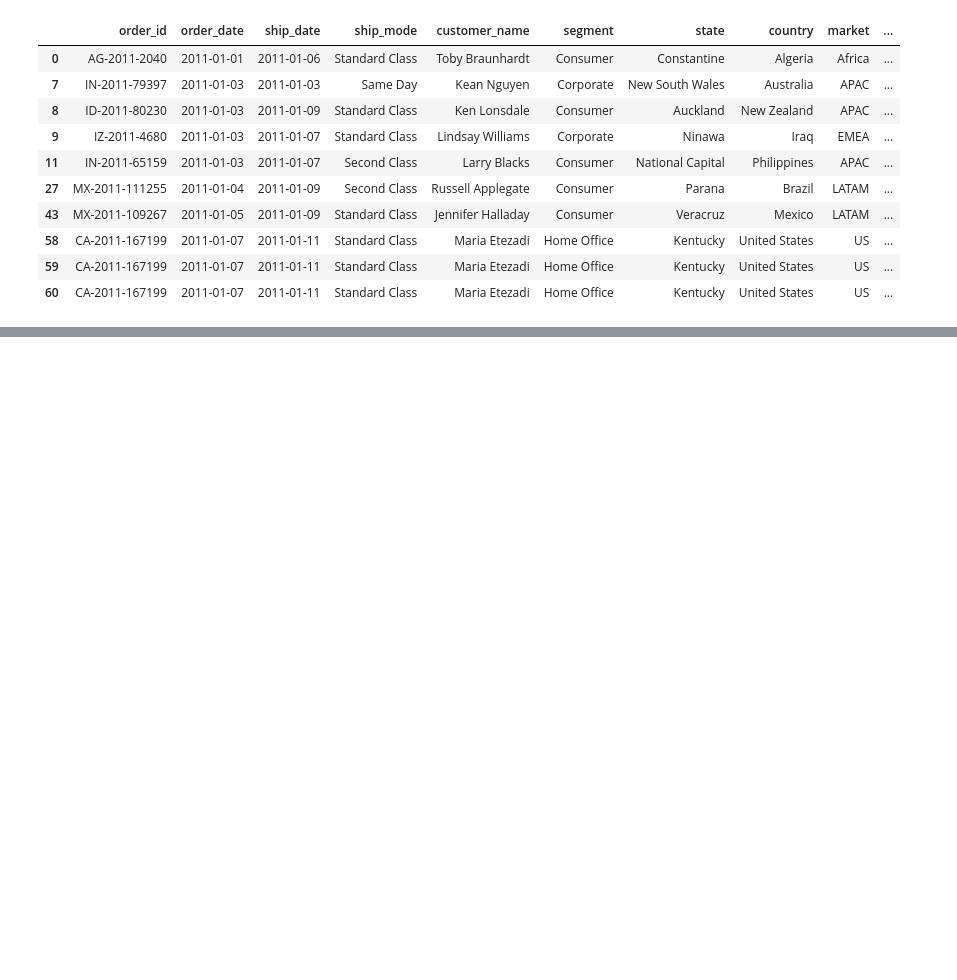
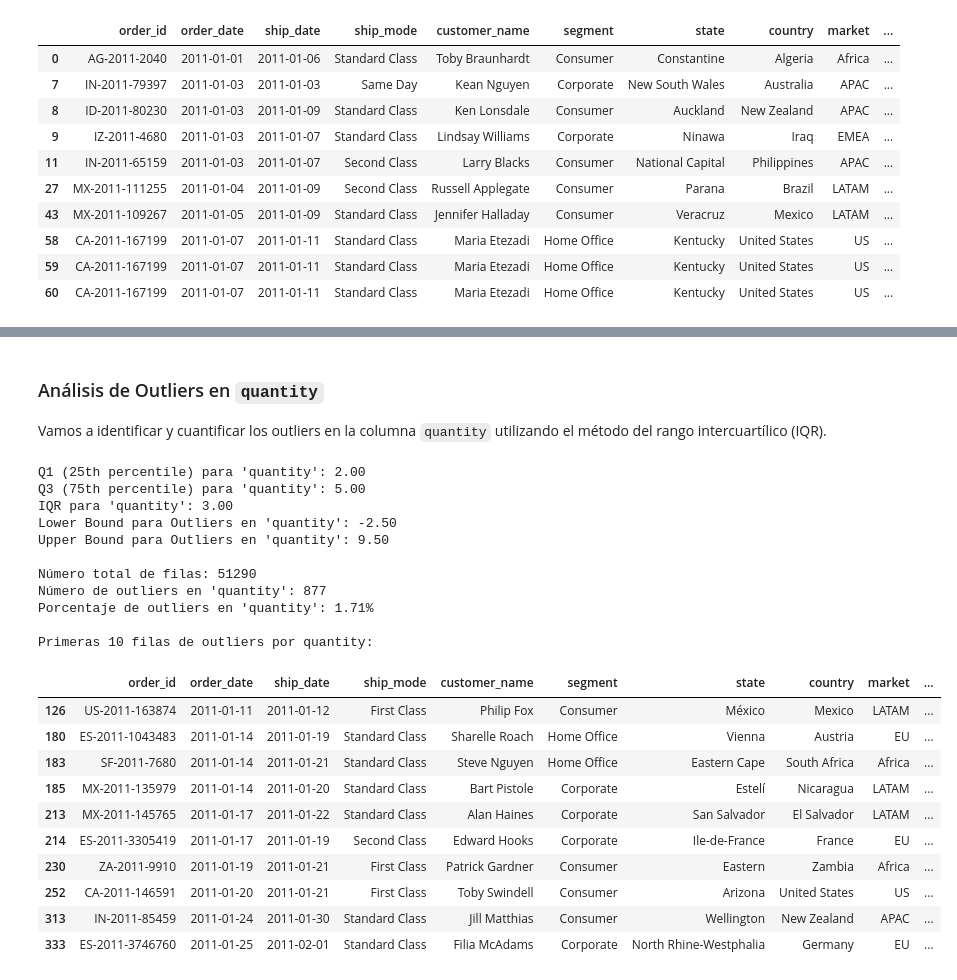
Before and after one commit to DAGP1145/MineriaDeDatos2, a Jupyter notebook: Dataset.ipynb, the cells around one changed output, grey strips where cells are left out. Drawn from its saved outputs; the diff is of its cells as text; code cells hidden in the pictures; blank space fills up the shorter version.

```diff
--- a/Dataset.ipynb
+++ b/Dataset.ipynb
@@ -793,0 +834,57 @@ plt.show()
+# %% [markdown]
+### Análisis de Outliers en `quantity`
+
+Vamos a identificar y cuantificar los outliers en la columna `quantity` utilizando el método del rango intercuartílico (IQR).
+# %%
+# Calcular Q1 (primer cuartil) y Q3 (tercer cuartil)
+Q1_quantity = df_borrador['quantity'].quantile(0.25)
+Q3_quantity = df_borrador['quantity'].quantile(0.75)
+
+# Calcular el Rango Intercuartílico (IQR)
+IQR_quantity = Q3_quantity - Q1_quantity
+
+# Definir los límites para identificar outliers
+lower_bound_quantity = Q1_quantity - 1.5 * IQR_quantity
+upper_bound_quantity = Q3_quantity + 1.5 * IQR_quantity
+
+# Identificar los outliers
+outliers_quantity = df_borrador[(df_borrador['quantity'] < lower_bound_quantity) | (df_borrador['quantity'] > upper_bound_quantity)]
+
+print(f"Q1 (25th percentile) para 'quantity': {Q1_quantity:.2f}")
+print(f"Q3 (75th percentile) para 'quantity': {Q3_quantity:.2f}")
+print(f"IQR para 'quantity': {IQR_quantity:.2f}")
+print(f"Lower Bound para Outliers en 'quantity': {lower_bound_quantity:.2f}")
+print(f"Upper Bound para Outliers en 'quantity': {upper_bound_quantity:.2f}")
+
+print(f"\nNúmero total de filas: {len(df_borrador)}")
+print(f"Número de outliers en 'quantity': {len(outliers_quantity)}")
+print(f"Porcentaje de outliers en 'quantity': {(len(outliers_quantity) / len(df_borrador) * 100):.2f}%")
+
+if not outliers_quantity.empty:
+    print("\nPrimeras 10 filas de outliers por quantity:")
+    display(outliers_quantity.head(10))
+else:
+    print("No se encontraron outliers en la columna 'quantity'.")
+# %% [output]
+Q1 (25th percentile) para 'quantity': 2.00
+Q3 (75th percentile) para 'quantity': 5.00
+IQR para 'quantity': 3.00
+Lower Bound para Outliers en 'quantity': -2.50
+Upper Bound para Outliers en 'quantity': 9.50
+
+Número total de filas: 51290
+Número de outliers en 'quantity': 877
+Porcentaje de outliers en 'quantity': 1.71%
+
+Primeras 10 filas de outliers por quantity:
+|  | order_id | order_date | ship_date | ship_mode | customer_name | segment | state | country | market | ... |
+| 126 | US-2011-163874 | 2011-01-11 | 2011-01-12 | First Class | Philip Fox | Consumer | México | Mexico | LATAM | ... |
+| 180 | ES-2011-1043483 | 2011-01-14 | 2011-01-19 | Standard Class | Sharelle Roach | Home Office | Vienna | Austria | EU | ... |
+| 183 | SF-2011-7680 | 2011-01-14 | 2011-01-21 | Standard Class | Steve Nguyen | Home Office | Eastern Cape | South Africa | Africa | ... |
+| 185 | MX-2011-135979 | 2011-01-14 | 2011-01-20 | Standard Class | Bart Pistole | Corporate | Estelí | Nicaragua | LATAM | ... |
+| 213 | MX-2011-145765 | 2011-01-17 | 2011-01-22 | Standard Class | Alan Haines | Corporate | San Salvador | El Salvador | LATAM | ... |
+| 214 | ES-2011-3305419 | 2011-01-17 | 2011-01-19 | Second Class | Edward Hooks | Corporate | Ile-de-France | France | EU | ... |
+| 230 | ZA-2011-9910 | 2011-01-19 | 2011-01-21 | First Class | Patrick Gardner | Consumer | Eastern | Zambia | Africa | ... |
+| 252 | CA-2011-146591 | 2011-01-20 | 2011-01-21 | First Class | Toby Swindell | Consumer | Arizona | United States | US | ... |
+| 313 | IN-2011-85459 | 2011-01-24 | 2011-01-30 | Standard Class | Jill Matthias | Consumer | Wellington | New Zealand | APAC | ... |
+| 333 | ES-2011-3746760 | 2011-01-25 | 2011-02-01 | Standard Class | Filia McAdams | Corporate | North Rhine-Westphalia | Germany | EU | ... |
```
Also changed, not shown: parts of 21 cells of this notebook.
